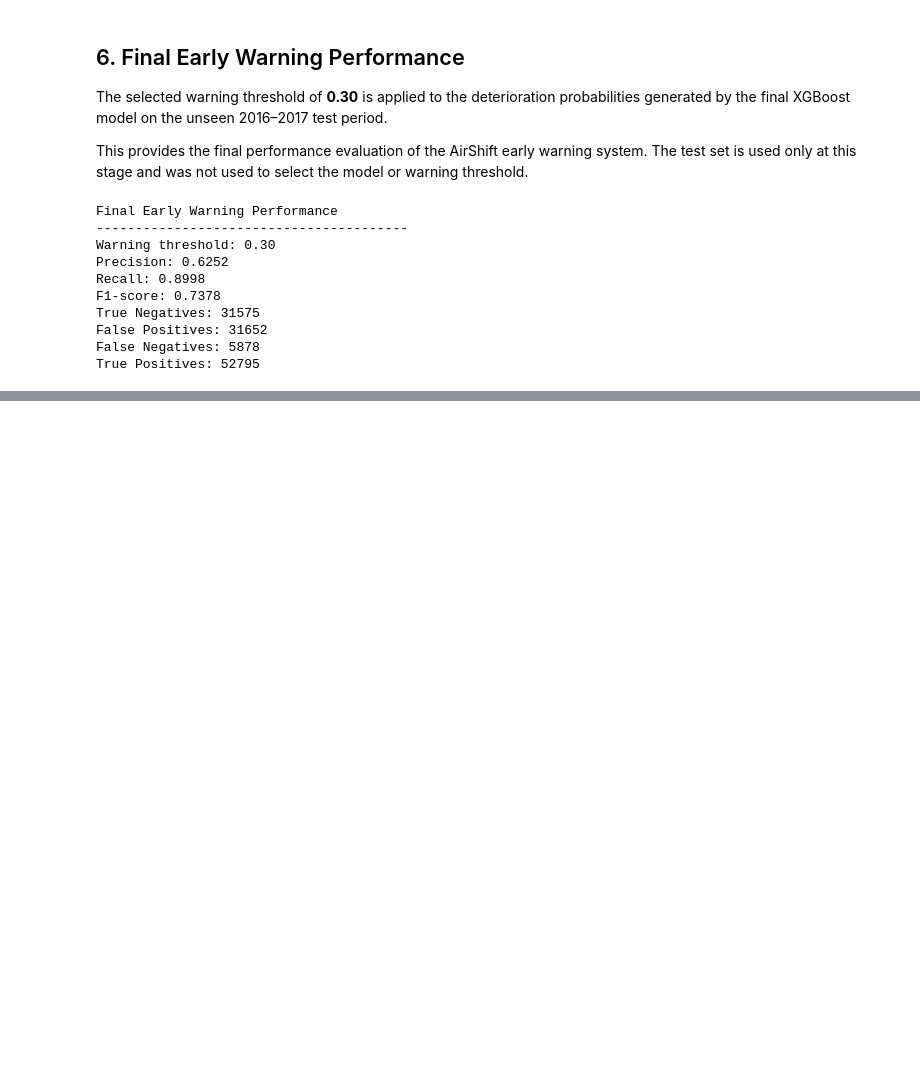
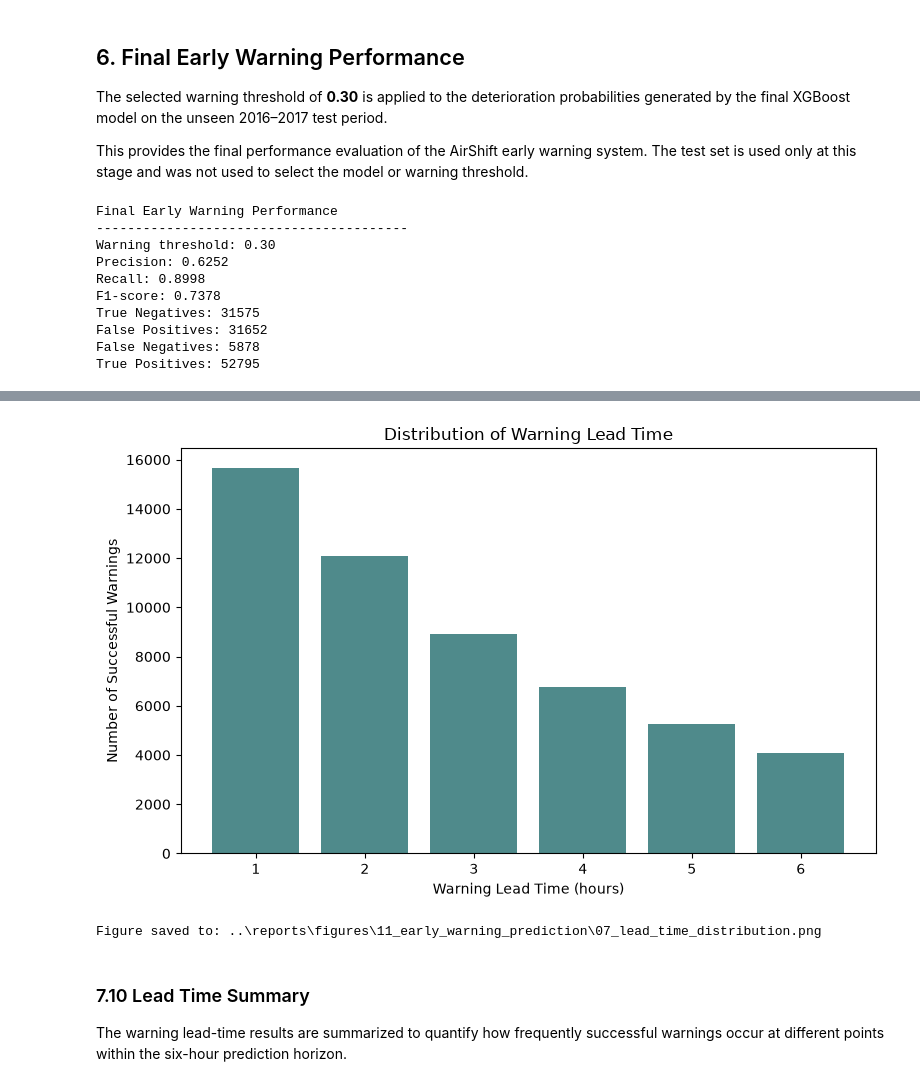
Before and after one commit to saraalwadia/airshift, a Jupyter notebook: notebooks/11_early_warning_prediction.ipynb, the cells around one changed output, grey strips where cells are left out. Saved outputs shown, nothing was run; the diff lists cells and outputs as text; code cells hidden in the pictures; blank space fills up the shorter version.

Commit message:
analyze warning examples

```diff
--- a/notebooks/11_early_warning_prediction.ipynb
+++ b/notebooks/11_early_warning_prediction.ipynb
@@ -448,0 +530,15 @@ True Positives: 52795
+# %%
+temporal_data = test_data.copy()
+
+temporal_data = temporal_data.sort_values(
+    ["station", "datetime"]
+).reset_index(drop=True)
+
+print("Temporal data sorted successfully.")
+print("Datetime sorted within stations:",
+      temporal_data.groupby("station")["datetime"]
+      .apply(lambda x: x.is_monotonic_increasing)
+      .all())
+
+print("Number of rows:", len(temporal_data))
+print("Number of stations:", temporal_data["station"].nunique())
@@ -448,0 +755,47 @@ True Positives: 52795
+# %%
+lead_time_counts = (
+    successful_warnings["Lead_Time_Hours"]
+    .value_counts()
+    .sort_index()
+)
+
+# Create output directory if it does not exist
+FIGURE_DIR = Path("../reports/figures/11_early_warning_prediction")
+FIGURE_DIR.mkdir(parents=True, exist_ok=True)
+
+FIGURE_PATH = (
+    FIGURE_DIR /
+    "07_lead_time_distribution.png"
+)
+
+plt.figure(figsize=(8, 5))
+
+plt.bar(
+    lead_time_counts.index.astype(int),
+    lead_time_counts.values,
+    color="#4F8A8B"
+)
+
+plt.xlabel("Warning Lead Time (hours)")
+plt.ylabel("Number of Successful Warnings")
+plt.title("Distribution of Warning Lead Time")
+
+plt.xticks(range(1, 7))
+plt.tight_layout()
+
+plt.savefig(
+    FIGURE_PATH,
+    dpi=300,
+    bbox_inches="tight"
+)
+
+plt.show()
+
+print(f"Figure saved to: {FIGURE_PATH}")
+# %% [output]
+[figure, added]
+Figure saved to: ..\reports\figures\11_early_warning_prediction\07_lead_time_distribution.png
+# %% [markdown]
+### 7.10 Lead Time Summary
+
+The warning lead-time results are summarized to quantify how frequently successful warnings occur at different points within the six-hour prediction horizon.
```
Also changed, not shown: parts of 20 cells of this notebook.
